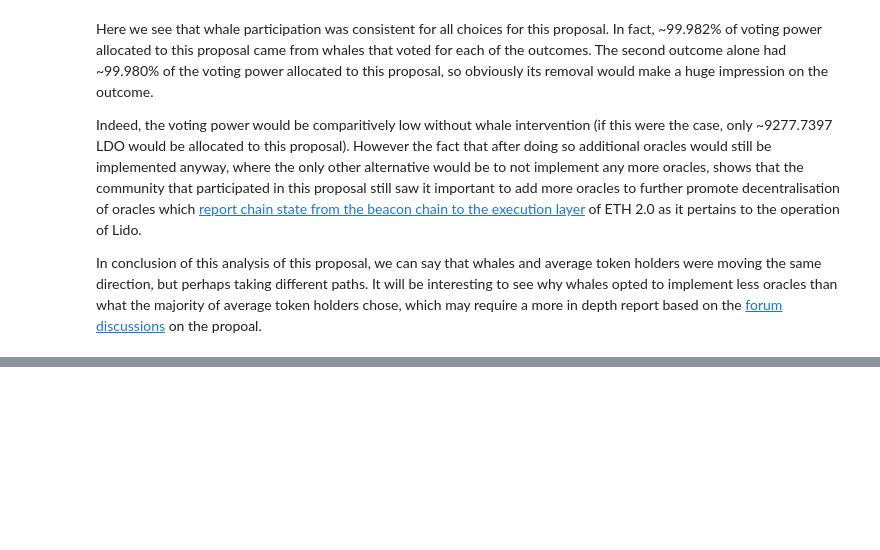
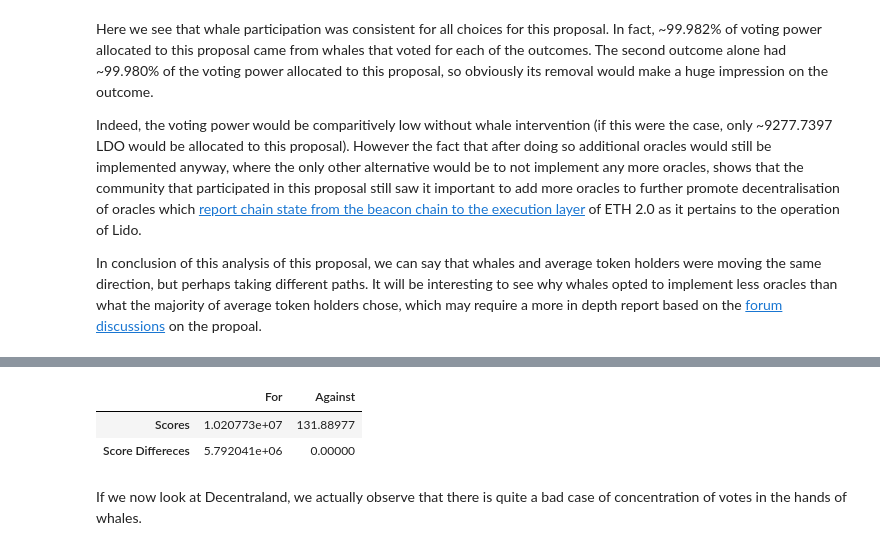
Before and after one commit to acemasterjb/gov_analysis, a Jupyter notebook: book/plutocracy_report.ipynb, the cells around one changed output, grey strips where cells are left out. Cells and saved outputs as stored; diff of their text form; code cells hidden in the pictures; blank space fills up the shorter version.

```diff
--- a/book/plutocracy_report.ipynb
+++ b/book/plutocracy_report.ipynb
@@ -244,3 +256,18 @@ score_diffrences_dfs["Frax"]
+# %%
+propsal_choices = plutocracy_report_data['Frax'][plutocracy_report_data['Frax']['proposal_id'] == '0xece8d5be8b180b54350c4bddee190e24e2849d233f8aac11e0ef0aa7d658ae2a'].iloc[0]['proposal_choices']
+proposal_score_diffrences = score_diffrences_dfs["Frax"].loc["0xece8d5be8b180b54350c4bddee190e24e2849d233f8aac11e0ef0aa7d658ae2a"]["score_diffrences"]
+proposal_scores = plutocracy_report_data['Frax'][plutocracy_report_data['Frax']['proposal_id'] == '0xece8d5be8b180b54350c4bddee190e24e2849d233f8aac11e0ef0aa7d658ae2a'].iloc[0]['proposal_scores']
+
+pd.DataFrame(
+    {choice: [score, score_diff] for choice, score, score_diff in zip(eval(propsal_choices), eval(proposal_scores), proposal_score_diffrences)},
+    index=["Scores", "Score Differeces"],
+)
+# %% [output]
+|  | For | Against |
+| Scores | 1.020773e+07 | 131.88977 |
+| Score Differeces | 5.792041e+06 | 0.00000 |
+# %% [markdown]
+If we now look at Decentraland, we actually observe that there is quite a bad case of concentration of votes in the hands of whales.
 # %%
 score_diffrences_dfs["Decentraland"]
 # %% [output]
```
Also changed, not shown: parts of 13 cells of this notebook.
